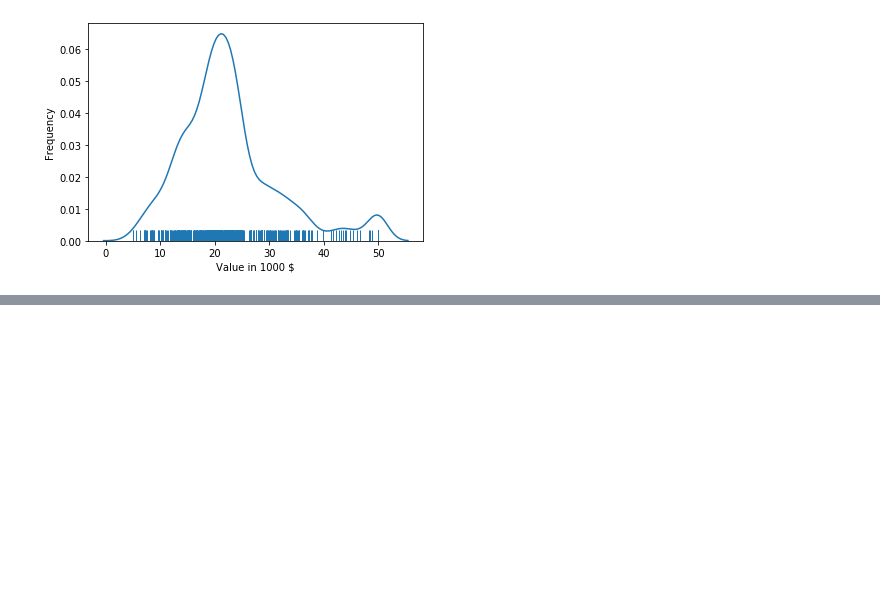
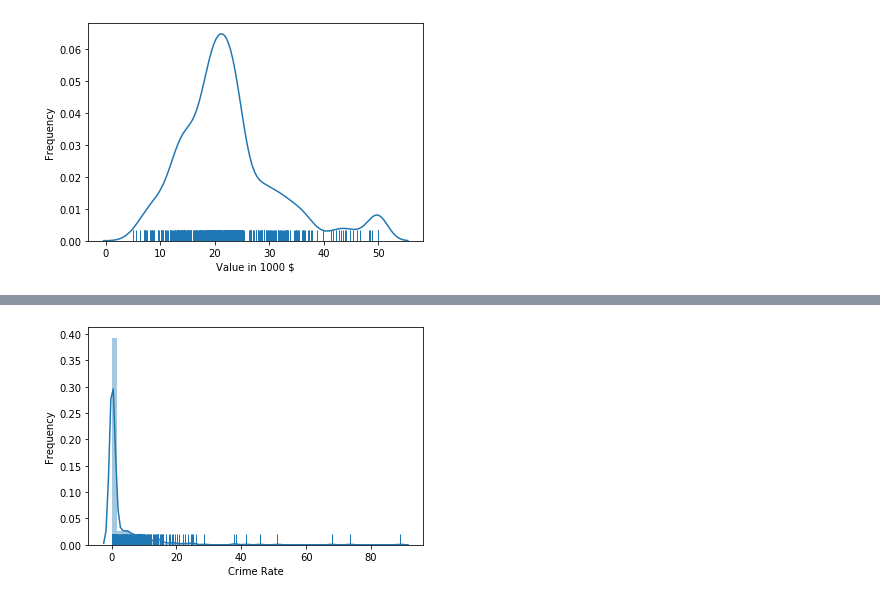
Before and after one commit to sherbold/intro-to-data-science, a Jupyter notebook: content/03_Data-Exploration.ipynb, the cells around one changed output, grey strips where cells are left out. Cells and saved outputs as stored; diff of their text form; code cells hidden in the pictures; blank space fills up the shorter version.

```diff
--- a/content/03_Data-Exploration.ipynb
+++ b/content/03_Data-Exploration.ipynb
@@ -360,0 +381,8 @@ plt.show()
+# %%
+plt.figure()
+sns.distplot(boston.data[:, 0], rug=True)
+plt.xlabel('Crime Rate')
+plt.ylabel('Frequency')
+plt.show()
+# %% [output]
+[figure, added]
```
Also changed, not shown: parts of 19 cells of this notebook, 8 other files.
